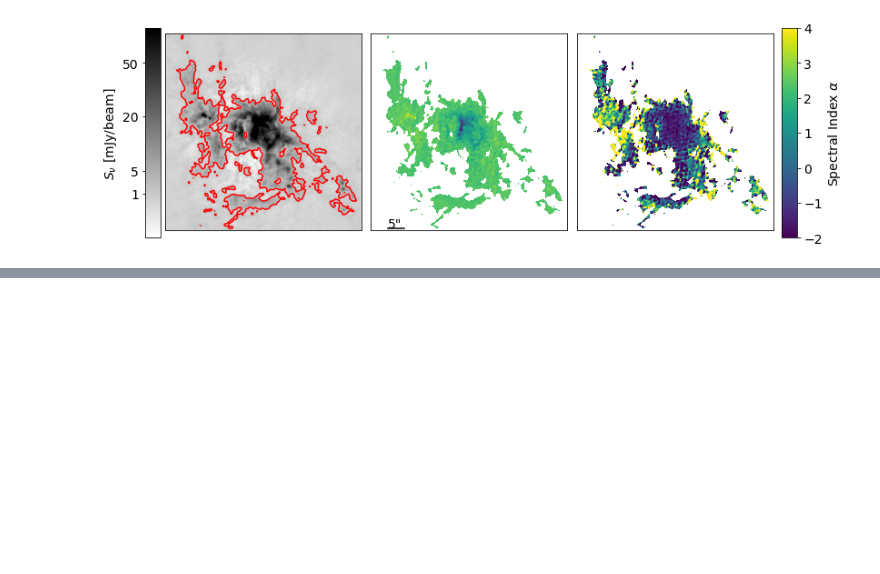
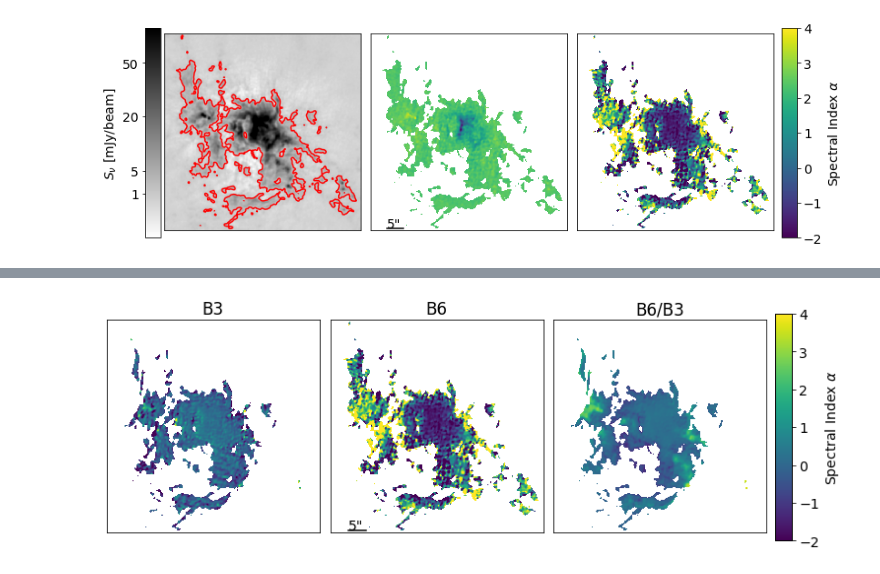
Before and after one commit to keflavich/almaimf-notebooks, a Jupyter notebook: G333SpectralIndex.ipynb, the cells around one changed output, grey strips where cells are left out. Cells and saved outputs as stored; diff of their text form; code cells hidden in the pictures; blank space fills up the shorter version.

```diff
--- a/G333SpectralIndex.ipynb
+++ b/G333SpectralIndex.ipynb
@@ -154,0 +198,22 @@ pl.savefig("paper_figures/G333_B6_spectral_index.pdf", bbox_inches='tight')
+# %%
+fig = pl.figure(figsize=(12,4))
+ax = pl.subplot(1,3,1); ax.imshow(alpha_b3.value, vmax=4, vmin=-2); ax.set_xticks([]); ax.set_yticks([]);
+ax.set_title("B3")
+cb=pl.colorbar(mappable=pl.gca().images[0], cax=fig.add_axes([0.91,0.1,0.02,0.8]))
+cb.set_label(r"Spectral Index $\alpha$")
+
+ax = pl.subplot(1,3,2); ax.imshow(alpha_b6[0].value, vmax=4, vmin=-2); ax.set_xticks([]); ax.set_yticks([]);
+ax.set_title("B6")
+cb=pl.colorbar(mappable=pl.gca().images[0], cax=fig.add_axes([0.91,0.1,0.02,0.8]))
+cb.set_label(r"Spectral Index $\alpha$")
+cd = (image.wcs.pixel_scale_matrix[1,1] * 3600)
+ax.plot([50,50+5/cd], [5,5], color='k')
+ax.annotate('5"', (50, 7),)
+ax = pl.subplot(1,3,3); ax.imshow(alpha_b3_b6, vmax=4, vmin=-2); ax.set_xticks([]); ax.set_yticks([]);
+cb=pl.colorbar(mappable=pl.gca().images[0], cax=fig.add_axes([0.91,0.1,0.02,0.8]))
+cb.set_label(r"Spectral Index $\alpha$")
+ax.set_title("B6/B3")
+pl.subplots_adjust(wspace=0.05)
+pl.savefig("../paper_figures/G333_B3B6_spectral_index.pdf", bbox_inches='tight')
+# %% [output]
+[figure, added]
```
Also changed, not shown: parts of 17 cells of this notebook, 7 other files.
